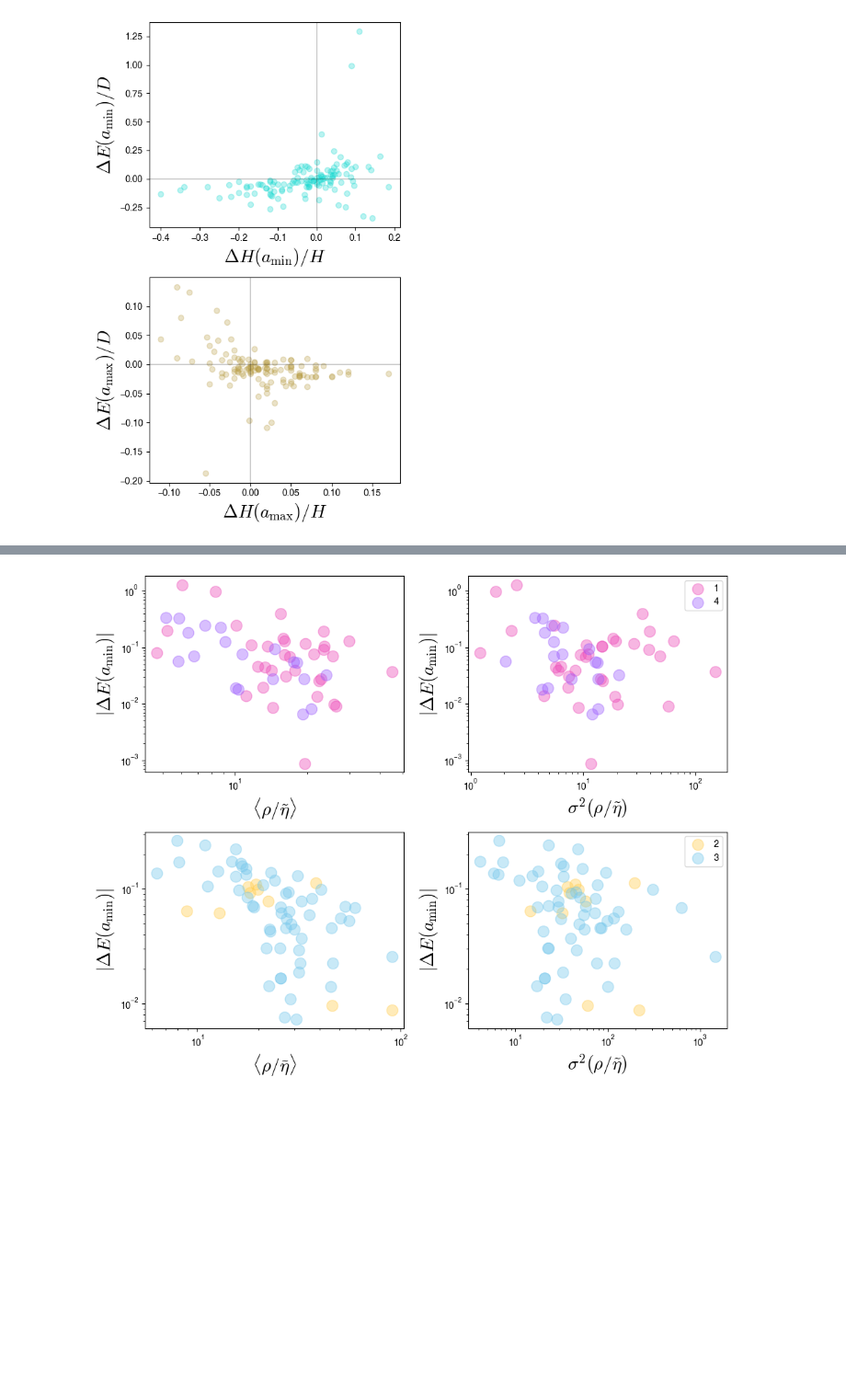
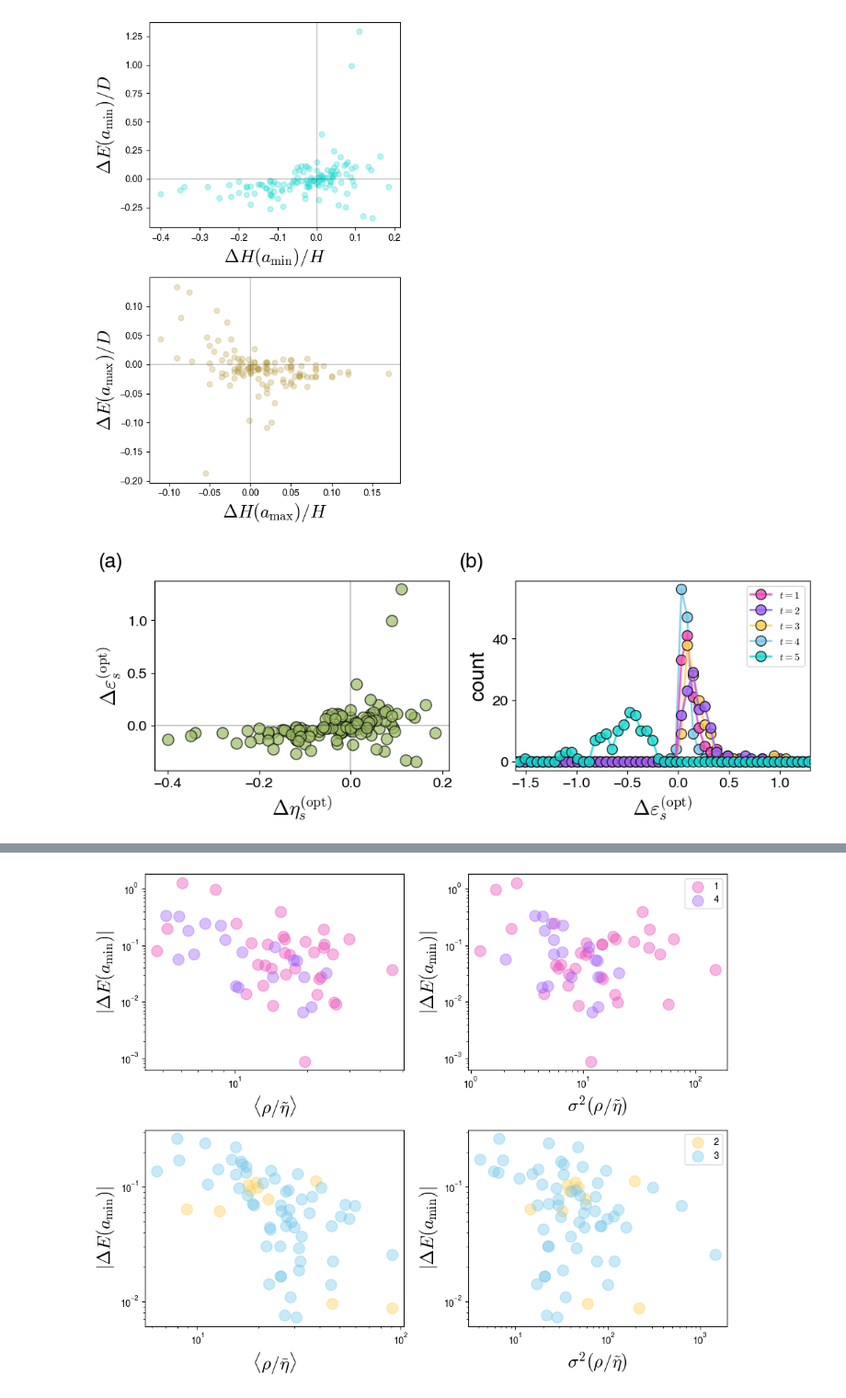
Before and after one commit to kwyosu7/Tuberculosis_hospital_optimization, a Jupyter notebook: article_figure3.ipynb, the cells around one changed output, grey strips where cells are left out. Shown at 92% size. Drawn from its saved outputs; the diff is of its cells as text; code cells hidden in the pictures; blank space fills up the shorter version.

```diff
--- a/article_figure3.ipynb
+++ b/article_figure3.ipynb
@@ -185,3 +185,49 @@ plt.tight_layout()
 plt.show()
 # %% [output]
 [figure]
+# %%
+title_pos=[-0.15, 1.1]
+title_size = 20
+title_list = ['a', 'b', 'c', 'd', 'e','f','g','h','i']
+
+fig = plt.figure(figsize=[10,4])
+gs = GridSpec(1,2)
+
+ax = fig.add_subplot(gs[0,0])
+ax.set_xlabel(r'$\Delta\eta^\mathrm{(opt)}_s$', size=20)
+ax.set_ylabel(r'$\Delta\varepsilon^\mathrm{(opt)}_s$', size=20)
+ax.axhline(y=0, color='black', linewidth=0.3)  # y축 기준선
+ax.axvline(x=0, color='black', linewidth=0.3)  # x축 기준선
+ax.scatter(delta_H_min['h']/data['h'], delta_E_min/data['D'], alpha=0.7, ec='k', s=120, c="#9DBB64")
+ax.tick_params(axis='both', labelsize=14)
+ax.text(title_pos[0], title_pos[1], '('+title_list[0]+')', fontsize=title_size,  ha='center', va='center',transform=ax.transAxes)
+
+t_list = ['$t=1$', '$t=2$', '$t=3$', '$t=4$', '$t=5$']
+z_order = [2,4,3,1,5]
+ax1 = fig.add_subplot(gs[0,1])
+bins = np.linspace(-2.5, 2.0, 80)
+bin_centers = 0.5 * (bins[:-1] + bins[1:])
+for i in range(5):
+    y = y_amin[i]
+    counts, _ = np.histogram(y, bins=bins)
+    ax1.plot(bin_centers, counts,
+             label=t_list[i],
+             linewidth=2,
+             marker='o',
+             mec = 'k',
+             ms=10,
+             color=color_list[i],
+             zorder=z_order[i],
+             alpha=0.8)
+ax1.set_xlim(-1.6, 1.3)
+ax1.set_xlabel(r'$\Delta\varepsilon^\mathrm{(opt)}_s$', size=20)
+ax1.set_ylabel('count', size=20)
+ax1.legend()
+ax1.tick_params(axis='both', labelsize=14)
+ax1.text(title_pos[0], title_pos[1], '('+title_list[1]+')', fontsize=title_size,  ha='center', va='center',transform=ax1.transAxes)
+
+plt.tight_layout()
+# plt.savefig('/home/users/YongsungKwon/workplace/Yongpyter/Tuberculosis_hospital_optimization/data_result/figure/fig5.pdf',transparent=True,format='pdf')
+plt.show()
+# %% [output]
+[figure, added]
```
Also changed, not shown: parts of 1 cell of this notebook, 1 other file.
